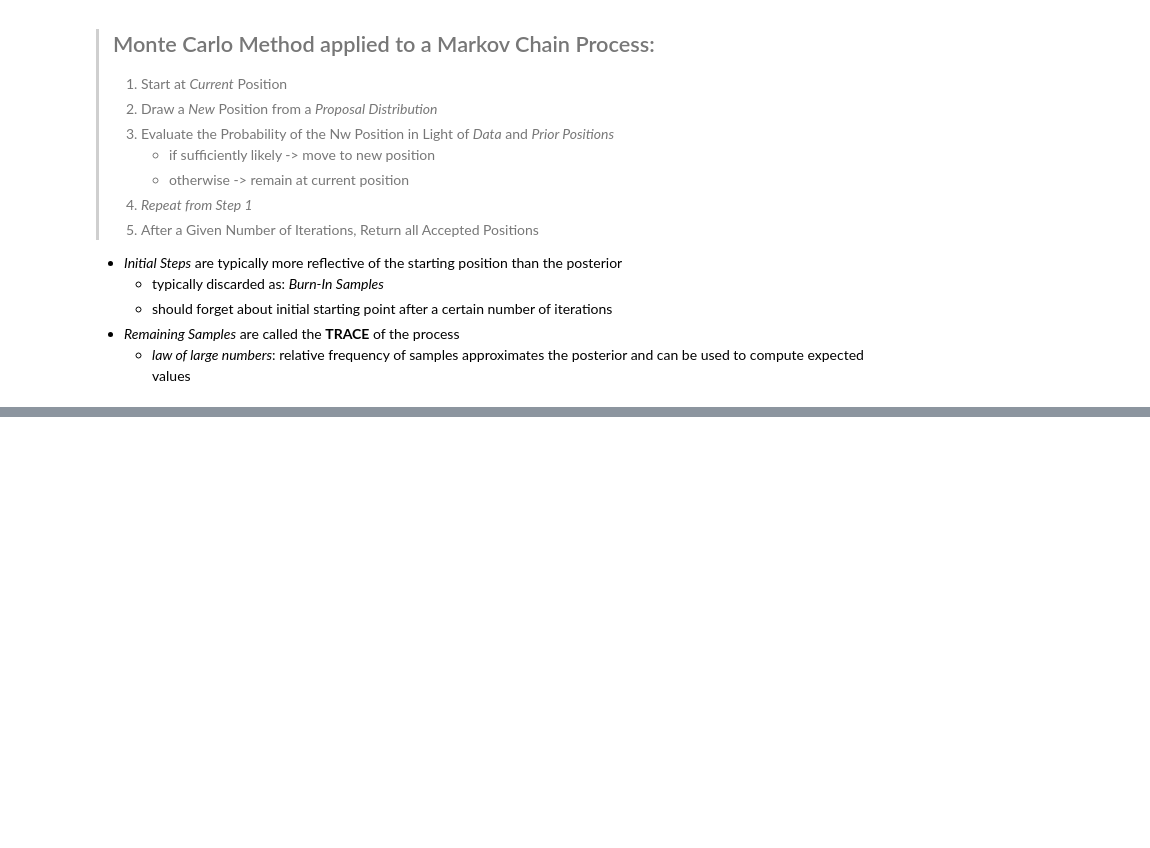
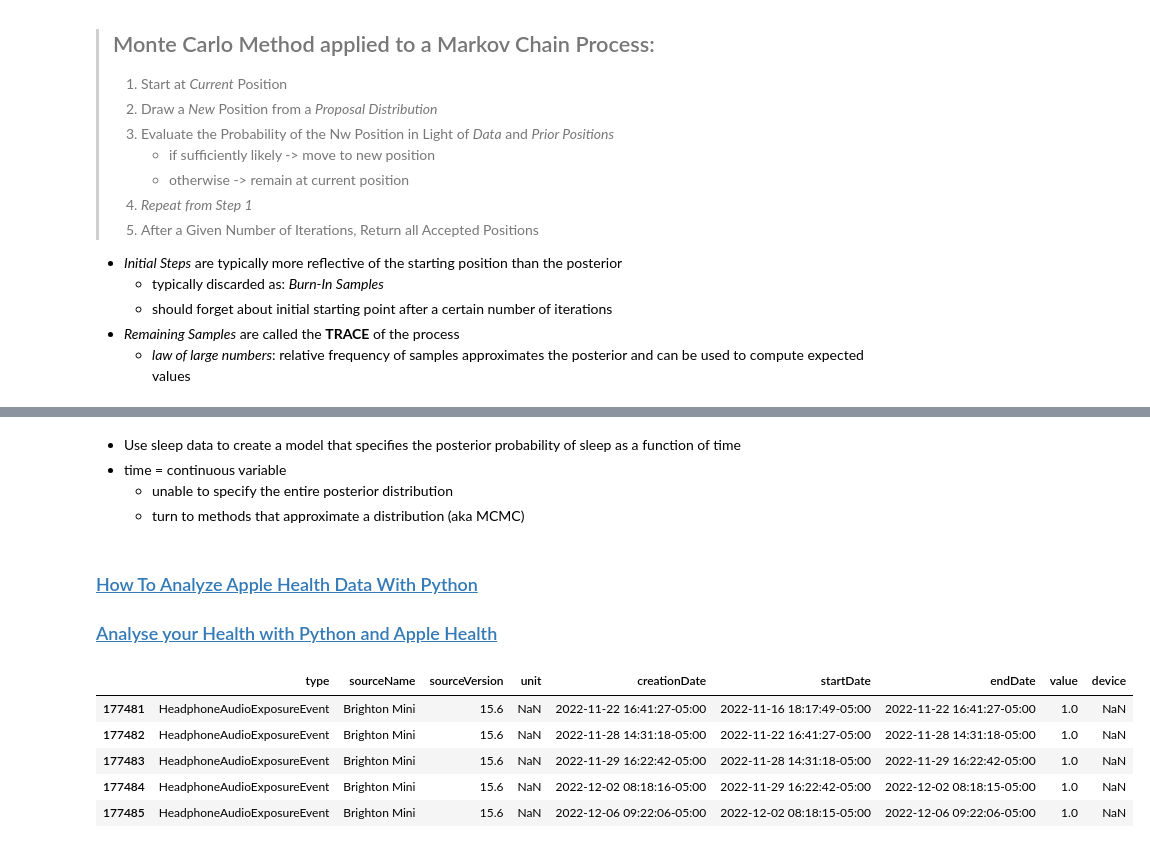
Before and after one commit to bridaniels/ML_Trading_2ndEd, a Jupyter notebook: P2_ML_trading_fundamentals/10_bayesian_ML/06_markov_chain_monte_carlo.ipynb, the cells around one changed output, grey strips where cells are left out. Drawn from its saved outputs; the diff is of its cells as text; code cells hidden in the pictures; blank space fills up the shorter version.

```diff
--- a/P2_ML_trading_fundamentals/10_bayesian_ML/06_markov_chain_monte_carlo.ipynb
+++ b/P2_ML_trading_fundamentals/10_bayesian_ML/06_markov_chain_monte_carlo.ipynb
@@ -45,0 +64,8 @@
+# %% [markdown]
+- Use sleep data to create a model that specifies the posterior probability of sleep as a function of time
+- time = continuous variable
+    - unable to specify the entire posterior distribution
+    - turn to methods that approximate a distribution (aka MCMC)
+# %% [markdown]
+### [How To Analyze Apple Health Data With Python](https://www.python-engineer.com/posts/apple-health-data-python/)
+### [Analyse your Health with Python and Apple Health](https://towardsdatascience.com/analyse-your-health-with-python-and-apple-health-11c12894aae2)
@@ -45,0 +79,26 @@
+# %%
+# Create Pandas Dataframe
+record_data = pd.DataFrame(record_list)
+
+# Proper Type to Dates
+for col in ['creationDate', 'startDate', 'endDate']:
+    record_data[col] = pd.to_datetime(record_data[col])
+
+# Value is Numeric, Nan if Fails
+record_data['value'] = pd.to_numeric(record_data['value'], errors='coerce')
+
+# some records do NOT measure anything (just count occurences)
+# fill with 1.0 (one time) makes easier to aggregate
+record_data['value'] = record_data['value'].fillna(1.0)
+
+# shorter observation names
+record_data['type'] = record_data['type'].str.replace('HKQuantityTypeIdentifier', '')
+record_data['type'] = record_data['type'].str.replace('HKCategoryTypeIdentifier', '')
+record_data.tail()
+# %% [output]
+|  | type | sourceName | sourceVersion | unit | creationDate | startDate | endDate | value | device |
+| 177481 | HeadphoneAudioExposureEvent | Brighton Mini | 15.6 | NaN | 2022-11-22 16:41:27-05:00 | 2022-11-16 18:17:49-05:00 | 2022-11-22 16:41:27-05:00 | 1.0 | NaN |
+| 177482 | HeadphoneAudioExposureEvent | Brighton Mini | 15.6 | NaN | 2022-11-28 14:31:18-05:00 | 2022-11-22 16:41:27-05:00 | 2022-11-28 14:31:18-05:00 | 1.0 | NaN |
+| 177483 | HeadphoneAudioExposureEvent | Brighton Mini | 15.6 | NaN | 2022-11-29 16:22:42-05:00 | 2022-11-28 14:31:18-05:00 | 2022-11-29 16:22:42-05:00 | 1.0 | NaN |
+| 177484 | HeadphoneAudioExposureEvent | Brighton Mini | 15.6 | NaN | 2022-12-02 08:18:16-05:00 | 2022-11-29 16:22:42-05:00 | 2022-12-02 08:18:15-05:00 | 1.0 | NaN |
+| 177485 | HeadphoneAudioExposureEvent | Brighton Mini | 15.6 | NaN | 2022-12-06 09:22:06-05:00 | 2022-12-02 08:18:15-05:00 | 2022-12-06 09:22:06-05:00 | 1.0 | NaN |
```
Also changed, not shown: parts of 11 cells of this notebook, 6 other files.
